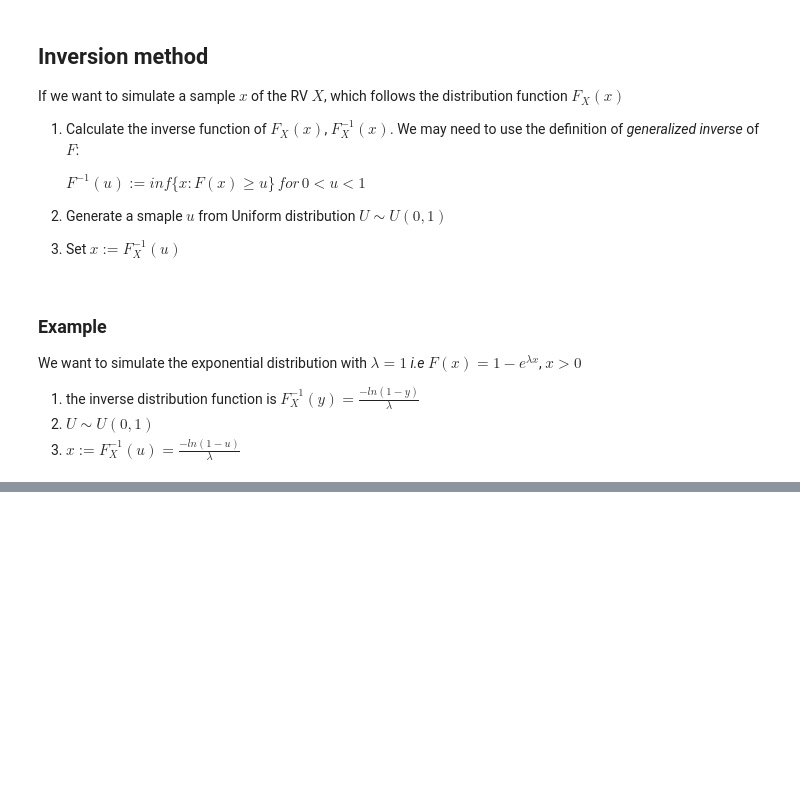
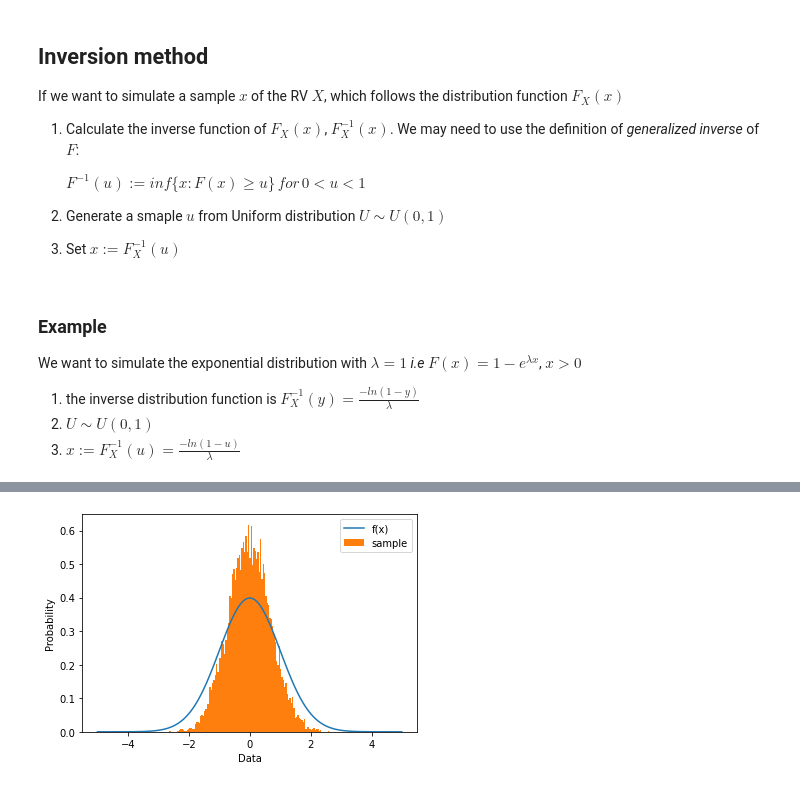
Before and after one commit to Charlesxhsk/MCinFA, a Jupyter notebook: GRS.ipynb, the cells around one changed output, grey strips where cells are left out. Drawn from its saved outputs; the diff is of its cells as text; code cells hidden in the pictures; blank space fills up the shorter version.

```diff
--- a/GRS.ipynb
+++ b/GRS.ipynb
@@ -39,0 +119,31 @@ plt.show()
+# %%
+import numpy as np
+import matplotlib.pyplot as plt
+%matplotlib inline
+
+N = 10000
+Z1_sample = []
+Z2_sample = []
+t = np.arange(-5,5,0.01)
+
+def f(x):
+    return(1 / np.sqrt(2 * np.pi) * np.exp(-x**2 / 2))
+
+def Box_Muller():
+    for i in range(N):
+        r = np.random.exponential(scale=1)
+        theta = np.random.uniform(0,2 * np.pi)
+        Z1_sample.append(np.sqrt(r) * np.cos(theta))
+        Z2_sample.append(np.sqrt(r) * np.sin(theta))
+    return(Z1_sample,Z2_sample)
+
+Z1,Z2 = Box_Muller()
+
+plt.plot(t,f(t),label = 'f(x)')
+plt.hist(Z1, bins = 120, density=True,label = 'sample')
+plt.ylabel('Probability')
+plt.xlabel('Data')
+plt.legend()
+plt.show()
+# %% [output]
+[figure, added]
```
Also changed, not shown: parts of 6 cells of this notebook.
